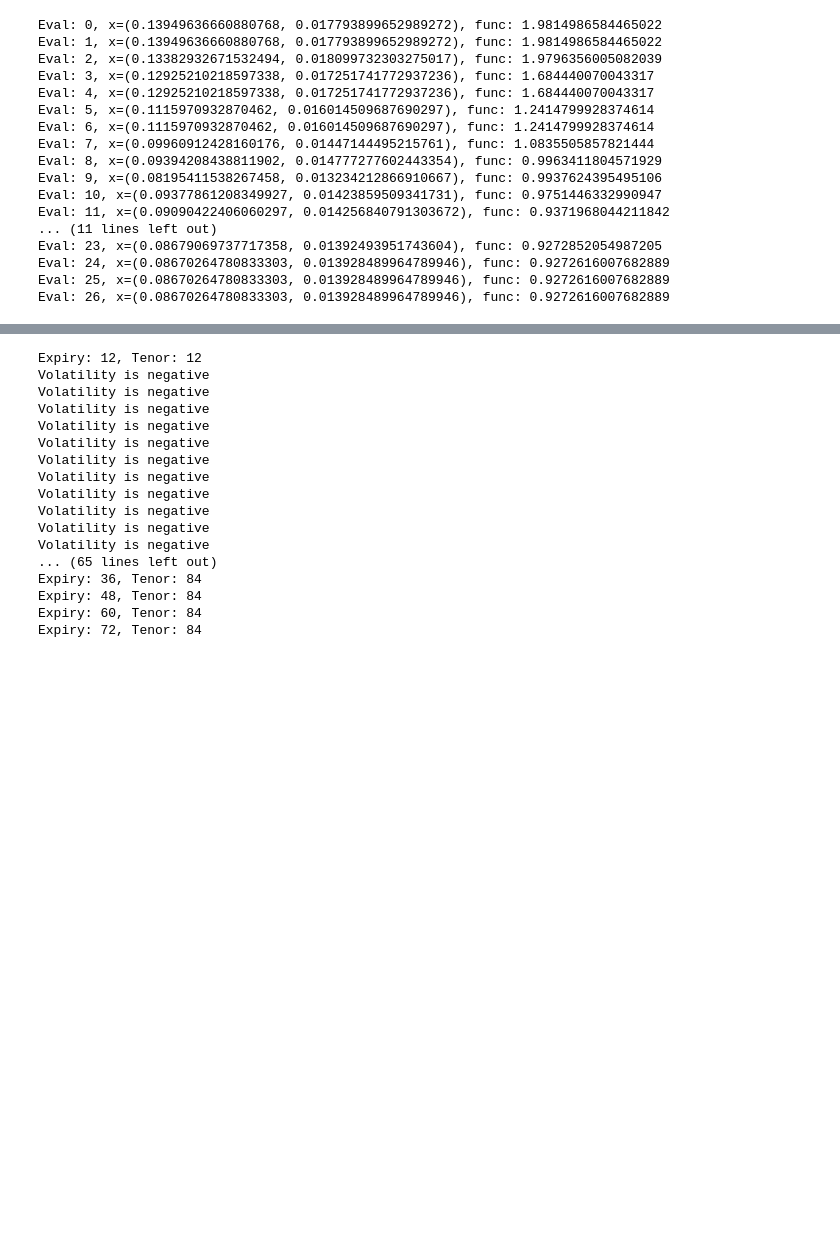
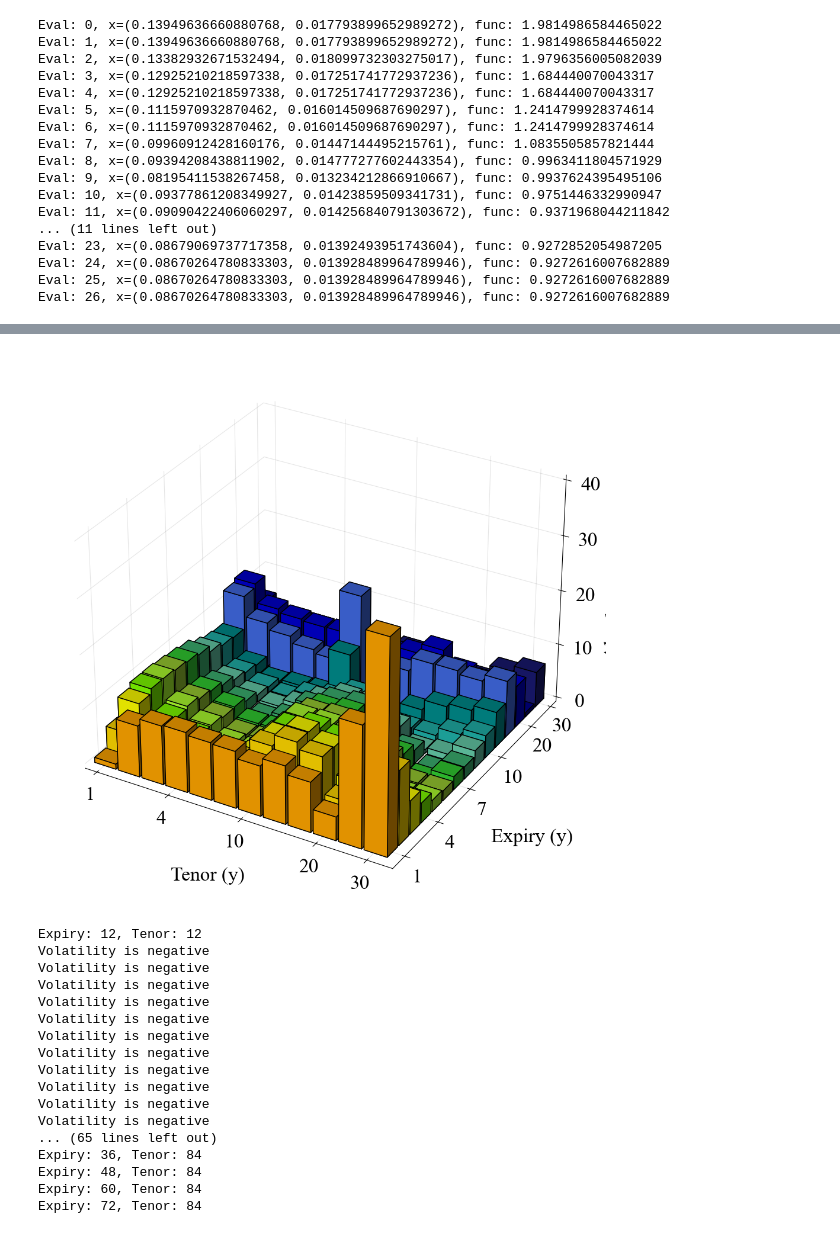
Before and after one commit to Eskild-afk/MasterThesis, a Jupyter notebook: quikMaths.ipynb, the cells around one changed output, grey strips where cells are left out. Cells and saved outputs as stored; diff of their text form; code cells hidden in the pictures; blank space fills up the shorter version.

```diff
--- a/quikMaths.ipynb
+++ b/quikMaths.ipynb
@@ -237,3 +245,76 @@ plt.show()
+# %%
+import matplotlib.colors as colors
+import matplotlib.cm as cm
+rev=0.08670264780833303#result.x[0]
+vol=0.013928489964789946#result.x[1]
+fittedHW = (HullWhiteOptimizer(reversion=rev ,volatility=vol, observedP=straddlesobs, observedK=strikes)[1]/straddlesobs-1)
+colorss = ['midnightblue','darkblue','mediumblue','royalblue','darkcyan','lightseagreen','mediumaquamarine','mediumseagreen','limegreen','yellowgreen','greenyellow','chartreuse','yellow','gold','orange']
+col = []
+for c in colorss:
+    list = [c]*12
+    col.extend(list)
+# %%
+plt.rcParams['grid.color'] = (0.5, 0.5, 0.5, 0.2)
+plt.rc('font',family='Times New Roman')
+fig = plt.figure(figsize=(12,12))
+ax = fig.add_subplot(projection='3d')
+xpos,ypos = np.meshgrid(np.arange(12)+1, np.arange(15)+1)
+xpos = xpos.ravel()
+ypos = ypos.ravel()
+zpos = 0
+
+dx = dy = 0.9*np.ones_like(zpos)
+dz = np.abs(fittedHW.values).ravel()
+#newstuff
+
+#ax.invert_xaxis()
+#ax.invert_yaxis()
+ax.view_init(30, 300)
+ax.bar3d(xpos, ypos, zpos, dx, dy, dz, color=col[::-1], alpha = 1, edgecolor = 'black')
+
+#Ticks to match years
+ax.set_xticks([1.25, 4.25, 7.25, 10.25, 12.25])
+ax.set_xticklabels([1, 4, 10, 20, 30])
+ax.set_yticks([1.75, 4.75, 7.75, 10.75, 13.75, 15.75])
+ax.set_yticklabels([1, 4, 7, 10, 20, 30])
+ax.set_zticks([0, 0.1, 0.2, 0.3, 0.4])
+ax.set_zticklabels([0, 10, 20, 30, 40])
+ax.set_xlim(1,13)
+ax.set_ylim(1,16)
+ax.set_zlim(0,0.4)
+
+ax.tick_params(labelsize=24, pad = 5, direction = 'out')
+#ax.tick_params(axis='y', labelsize=24, pad = 5)
+ax.tick_params(axis='z', labelsize=24, pad = 10)
+#ax.set_yticklabels([f'{int(x/12)}Y' for x in straddlesobs.columns])
+#ax.set_yticklabels([int(x/12) for x in straddlesobs.columns])
+
+#Background
+ax.xaxis.pane.fill = False
+ax.yaxis.pane.fill = False
+ax.zaxis.pane.fill = False
+
+ax.view_init(30, 300)
+
+ax.xaxis.pane.set_edgecolor('w')
+ax.yaxis.pane.set_edgecolor('w')
+ax.zaxis.pane.set_edgecolor('w')
+#Labelling
+ax.xaxis.set_rotate_label(False)
+ax.yaxis.set_rotate_label(False)
+
+ax.xaxis.labelpad = 30
+ax.yaxis.labelpad = 40
+ax.zaxis.labelpad = 20
+
+ax.set_xlabel('Tenor (y)', fontsize = 24, rotation = 0)
+ax.set_ylabel('Expiry (y)', fontsize = 24, rotation = 0)
+ax.set_zlabel('Absolute Error (%)', fontsize = 24)
+
+bbox = fig.bbox_inches.from_bounds(0, 1.25, 12, 9.5)
+plt.savefig(f'./Graphs/Calibration_Errors.png', bbox_inches=bbox)
+# %% [output]
+[figure, added]
 # %%
 def HullWhiteOptimizerOne(rev, volatility,expiry, tenor, observedP, observedK):
     if volatility <= 0:
```
Also changed, not shown: parts of 3 cells of this notebook, 6 other files.
